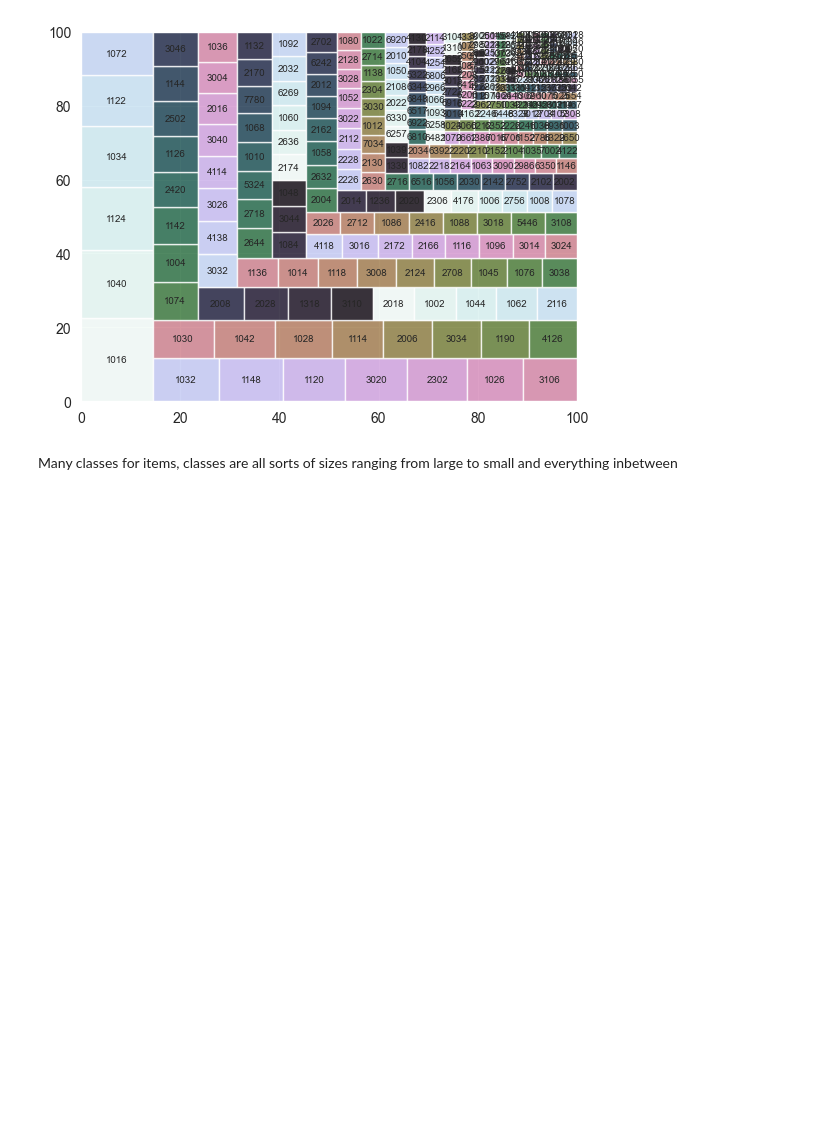
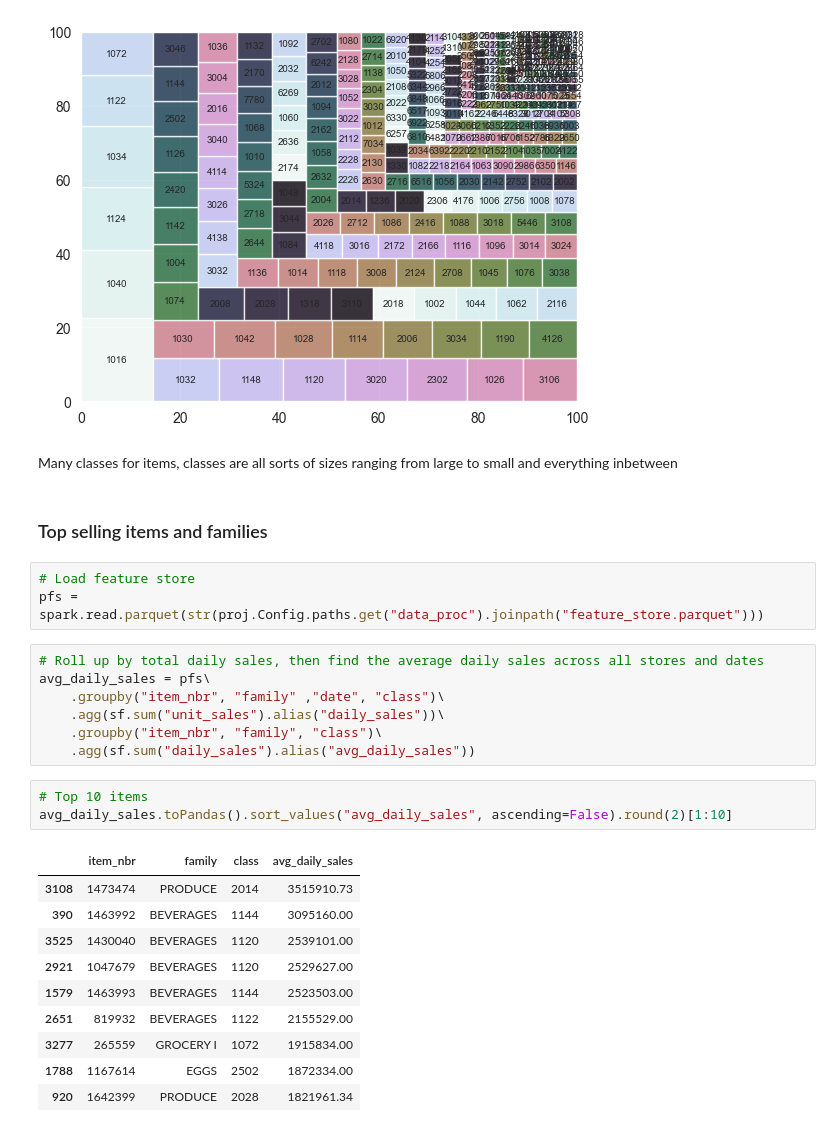
Before and after one commit to ocelot-engineering/supermarketDemandForecasting, a Jupyter notebook: src/eda/eda_items.ipynb, the cells around one changed output. Drawn from its saved outputs; the diff is of its cells as text; blank space fills up the shorter version.

```diff
--- a/src/eda/eda_items.ipynb
+++ b/src/eda/eda_items.ipynb
@@ -77,3 +77,29 @@ plt.show()
 [figure]
 # %% [markdown]
 Many classes for items, classes are all sorts of sizes ranging from large to small and everything inbetween
+# %% [markdown]
+### Top selling items and families
+# %%
+# Load feature store
+pfs = spark.read.parquet(str(proj.Config.paths.get("data_proc").joinpath("feature_store.parquet")))
+# %%
+# Roll up by total daily sales, then find the average daily sales across all stores and dates
+avg_daily_sales = pfs\
+    .groupby("item_nbr", "family" ,"date", "class")\
+    .agg(sf.sum("unit_sales").alias("daily_sales"))\
+    .groupby("item_nbr", "family", "class")\
+    .agg(sf.sum("daily_sales").alias("avg_daily_sales"))
+# %%
+# Top 10 items
+avg_daily_sales.toPandas().sort_values("avg_daily_sales", ascending=False).round(2)[1:10]
+# %% [output]
+|  | item_nbr | family | class | avg_daily_sales |
+| 3108 | 1473474 | PRODUCE | 2014 | 3515910.73 |
+| 390 | 1463992 | BEVERAGES | 1144 | 3095160.00 |
+| 3525 | 1430040 | BEVERAGES | 1120 | 2539101.00 |
+| 2921 | 1047679 | BEVERAGES | 1120 | 2529627.00 |
+| 1579 | 1463993 | BEVERAGES | 1144 | 2523503.00 |
+| 2651 | 819932 | BEVERAGES | 1122 | 2155529.00 |
+| 3277 | 265559 | GROCERY I | 1072 | 1915834.00 |
+| 1788 | 1167614 | EGGS | 2502 | 1872334.00 |
+| 920 | 1642399 | PRODUCE | 2028 | 1821961.34 |
```
Also changed, not shown: parts of 4 cells of this notebook, 3 other files.
